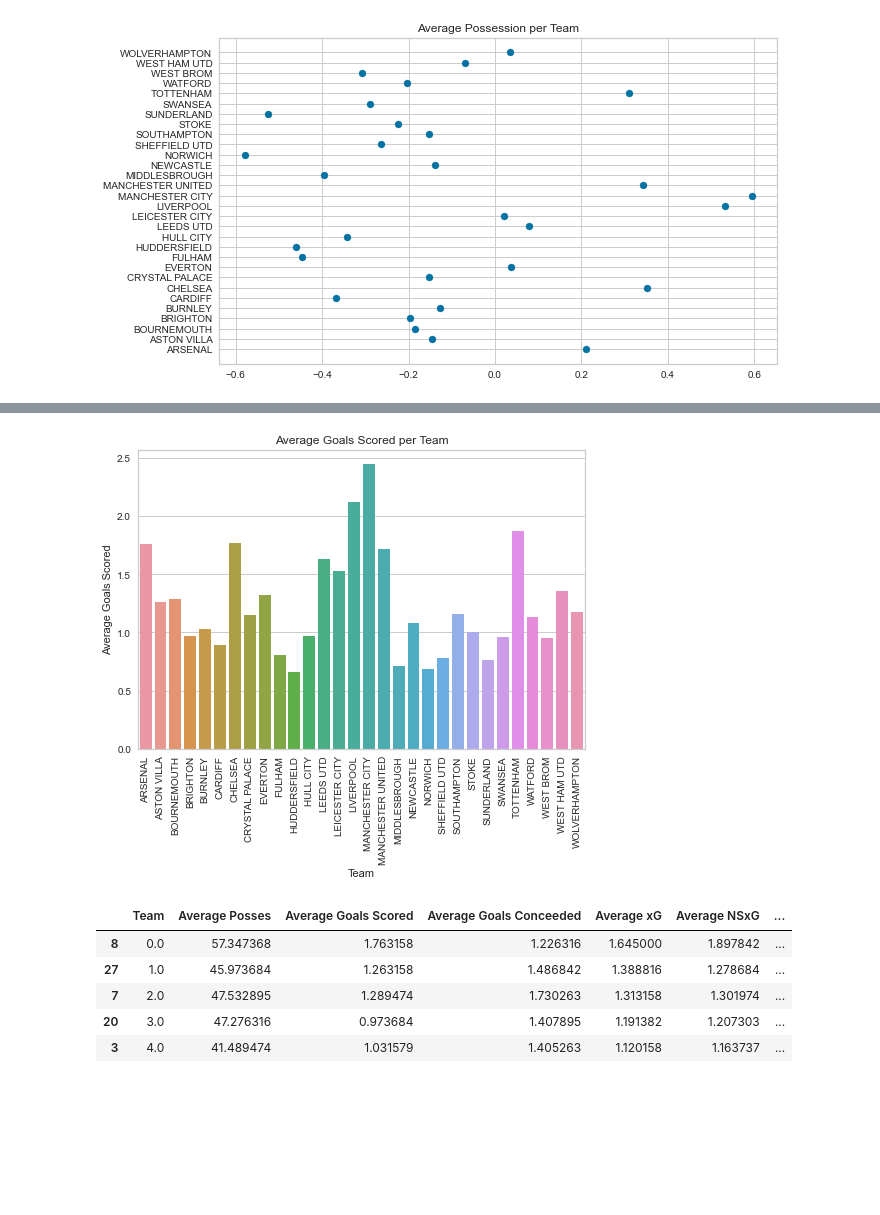
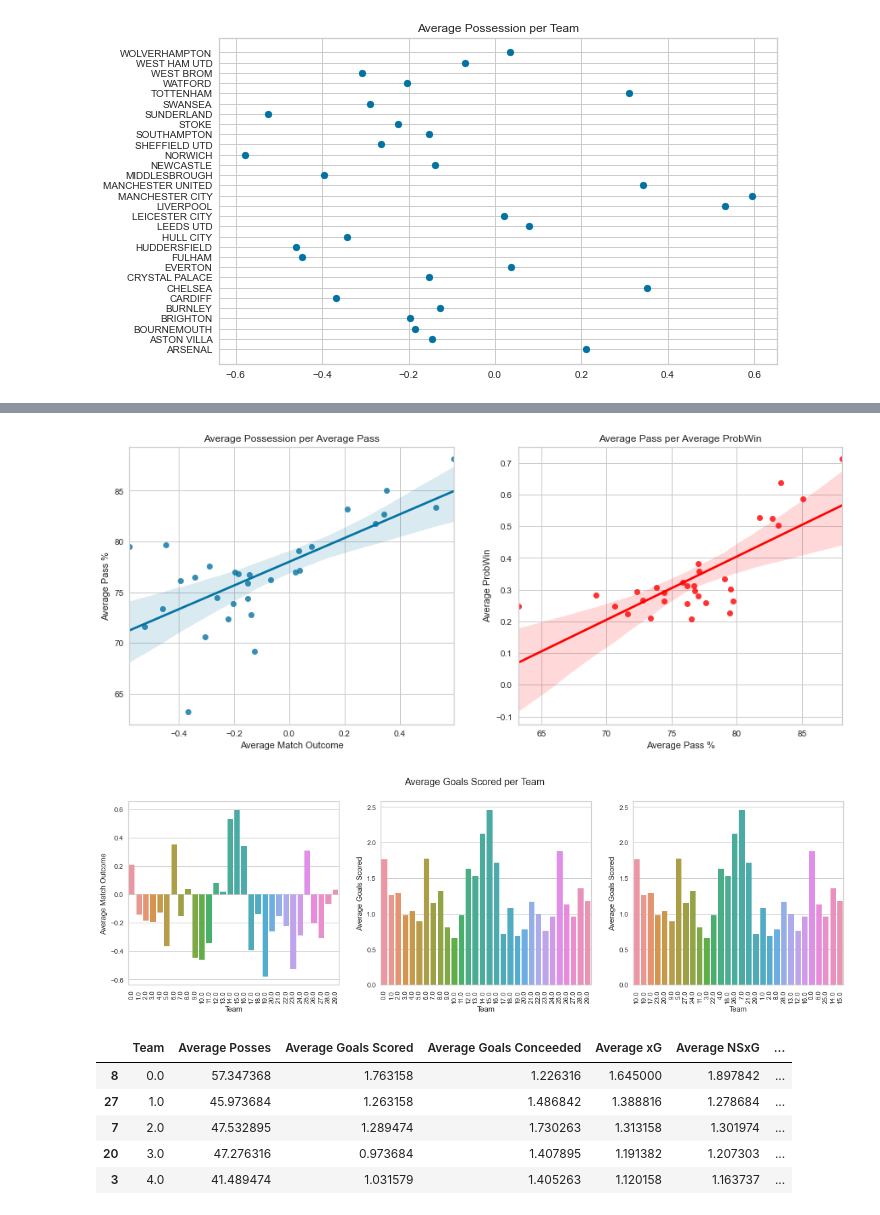
Before and after one commit to SamSamV/Predictions_Match_Outcome, a Jupyter notebook: toma1.ipynb, the cells around one changed output, grey strips where cells are left out. Cells and saved outputs as stored; diff of their text form; code cells hidden in the pictures; blank space fills up the shorter version.

Commit message:
visualization

```diff
--- a/toma1.ipynb
+++ b/toma1.ipynb
@@ -391,10 +384,31 @@ plt.show()
-# %%
-sns.barplot(x="Team", y="Average Goals Scored", data=dfteams)
-plt.xticks(rotation=90)
-plt.title("Average Goals Scored per Team")
-plt.show()
-# %% [output]
-[figure, removed]
+# %%
+fig, axs = plt.subplots(nrows=1, ncols=2, figsize=(15,6))
+
+sns.regplot(x='Average Match Outcome', y='Average Pass %', data=dfteams, ax=axs[0])
+axs[0].set_title("Average Possession per Average Pass")
+
+sns.regplot(x='Average Pass %', y='Average ProbWin', data=dfteams, ax=axs[1], color='red')
+axs[1].set_title("Average Pass per Average ProbWin")
+
+plt.show()
+# %% [output]
+[figure, added]
+# %%
+fig, axs = plt.subplots(1, 3, figsize=(19, 5))
+
+sns.barplot(x="Team", y="Average Match Outcome", data=dfteams, ax=axs[0])
+axs[0].set_xticklabels(dfteams['Team'], rotation=90)
+
+sns.barplot(x="Team", y="Average Goals Scored", data=dfteams, ax=axs[1])
+axs[1].set_xticklabels(dfteams['Team'], rotation=90)
+dfteams1 = dfteams.sort_values("Average Goals Scored")
+sns.barplot(x="Team", y="Average Goals Scored", data=dfteams1, ax=axs[2])
+axs[2].set_xticklabels(dfteams1['Team'], rotation=90)
+plt.suptitle("Average Goals Scored per Team")
+
+plt.show()
+# %% [output]
+[figure, added]
 # %%
 dfteams.head()
 # %% [output]
```
Also changed, not shown: parts of 7 cells of this notebook.
